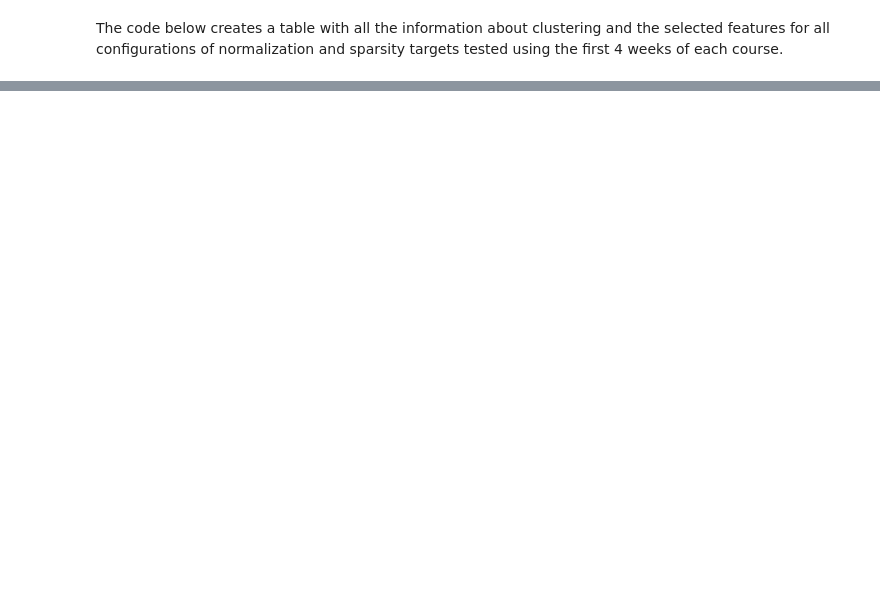
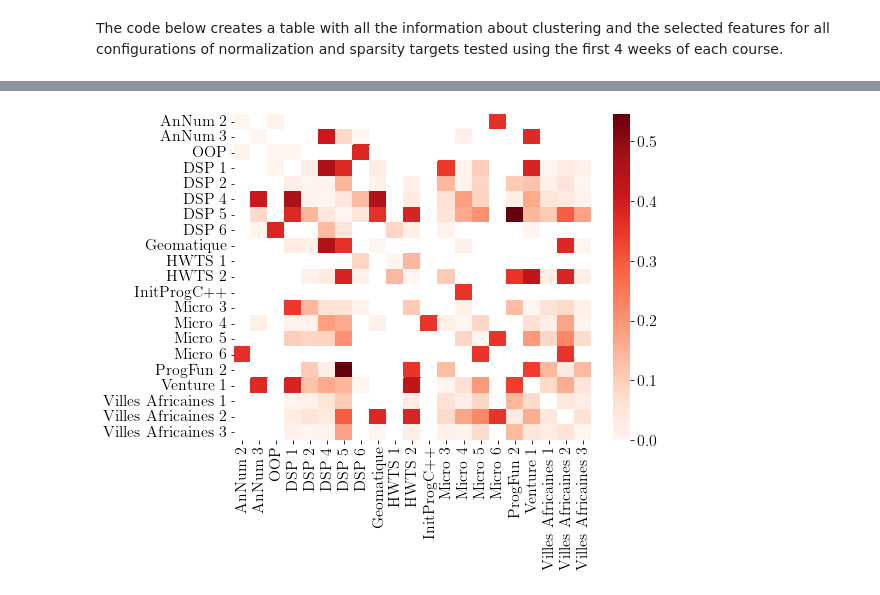
Before and after one commit to epfl-ml4ed/interpretable-clustering, a Jupyter notebook: notebooks/Preprocess_results.ipynb, the cells around one changed output, grey strips where cells are left out. Drawn from its saved outputs; the diff is of its cells as text; code cells hidden in the pictures; blank space fills up the shorter version.

```diff
--- a/notebooks/Preprocess_results.ipynb
+++ b/notebooks/Preprocess_results.ipynb
@@ -290,0 +360,41 @@ df_importance
+# %%
+for i in range(len(d_fail)):
+    for k,j in enumerate(d_fail.columns):
+        if d_fail[j][i] == -1:
+            d_fail[j][i] = 0
+# %%
+for i in range(len(d_pass)):
+    for k,j in enumerate(d_pass.columns):
+        if d_pass[j][i] == -1:
+            d_pass[j][i] = 0
+# %%
+cols = [dict_course_names[i] for i in best_unit.keys()]
+# %%
+zero_data = np.zeros(shape=(21, 21))
+d = pd.DataFrame(zero_data, columns=cols)
+
+for i in range(len(d_pass)):
+    for k,j in enumerate(d_pass.columns):
+        d[j][i] = np.abs(d_pass[j][i]-d_fail[j][i])
+        if d[j][i] == 0:
+            d[j][i] = -1
+
+my_cmap = copy(plt.cm.Reds)
+my_cmap.set_over("white")
+my_cmap.set_under("white")
+
+fig, ax = plt.subplots(figsize=(8, 6),facecolor='white')
+g = sns.heatmap(d, vmin=0, fmt=".2f",ax=ax, cmap=my_cmap)
+l=list(np.arange(1,6+1))
+g.xaxis.get_label().set_fontsize(14)
+g.yaxis.get_label().set_fontsize(14)
+g.set_xticklabels(cols,rotation=90, fontsize=16)
+g.set_yticklabels(cols, rotation=0, fontsize=16)
+
+cbar = ax.collections[0].colorbar
+cbar.ax.tick_params(labelsize=16)
+
+plt.savefig("../images/unit/over_all_diff.jpeg", bbox_inches='tight')
+plt.show()
+# %% [output]
+[figure, added]
```
Also changed, not shown: parts of 25 cells of this notebook, 3 other files.
